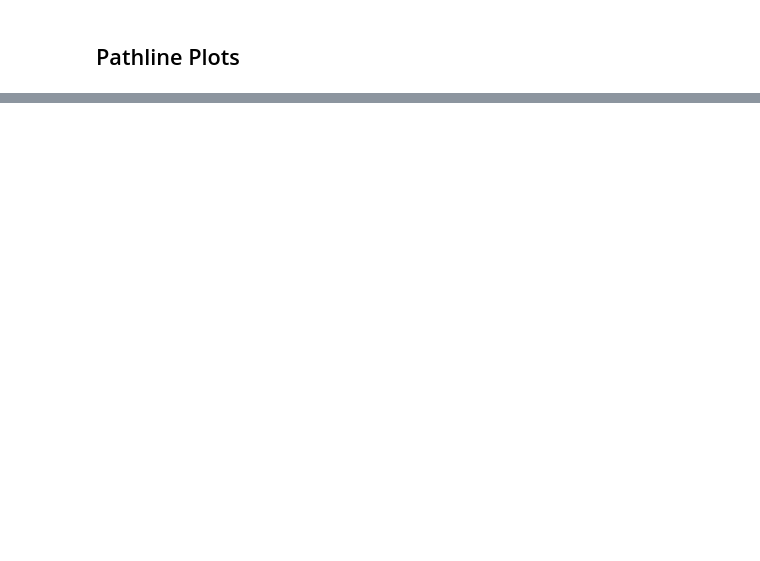
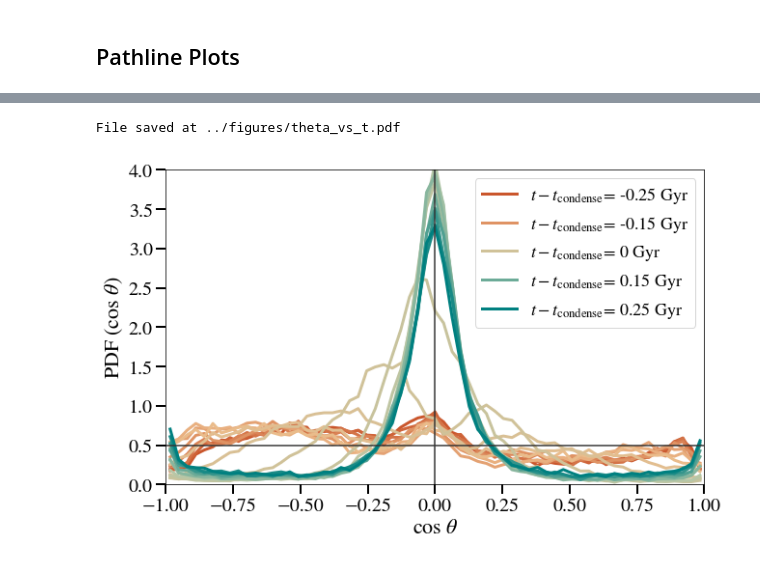
Before and after one commit to zhafen/Hot-Accretion-in-FIRE, a Jupyter notebook: analysis/pathline_plot.ipynb, the cells around one changed output, grey strips where cells are left out. Cells and saved outputs as stored; diff of their text form; code cells hidden in the pictures; blank space fills up the shorter version.

```diff
--- a/analysis/pathline_plot.ipynb
+++ b/analysis/pathline_plot.ipynb
@@ -572,0 +647,75 @@ plotting.save_fig(
+# %%
+phi_dists = []
+for i, center in enumerate( t_tphase_centers ):
+    bin_low = center - dt / 2.
+    bin_high = center + dt / 2.
+    in_bin = ( t_tphase_flat > bin_low ) & ( t_tphase_flat < bin_high )
+    hist, bin_edges = np.histogram(
+        np.cos( phi_flat[in_bin] * np.pi / 180 ),
+        bins = np.linspace( -1., 1., 64 ),
+        density = True,
+    )
+    phi_dists.append( hist )
+# %%
+bin_centers = bin_edges[:-1] + 0.5 * ( bin_edges[1] - bin_edges[0] )
+# %%
+labeled_is = [ 0, 4, 10, 16, 20,]
+# %%
+fig = plt.figure( figsize=(10, 6 ), facecolor='w' )
+ax = plt.gca()
+
+z_max = t_tphase_centers.max()
+z_min = t_tphase_centers.min()
+for i, phi_dist in enumerate( phi_dists ):
+
+    z_width = z_max - z_min
+    color_value = ( t_tphase_centers[i] - z_min )/z_width
+    color = palettable.cartocolors.diverging.Geyser_4_r.mpl_colormap( color_value )
+
+    if i in labeled_is:
+        if np.isclose( t_tphase_centers[i], 0. ):
+            t_tphase_centers[i] = 0
+        label = r'$t - t_{\rm condense}$=' + ' {:.3g} Gyr'.format( t_tphase_centers[i] )
+    else:
+        label = None
+
+    ax.plot(
+        bin_centers,
+        phi_dist, #/ (np.pi / 180. / 2. * np.sin( bin_centers * np.pi/180. ) ),
+        linewidth = 3,
+        color = color,
+        label = label,
+    )
+
+ax.axhline(
+    0.5,
+    color = '.2',
+    linestyle = '-',
+    linewidth = 1.5,
+)
+ax.axvline(
+    0,
+    color = '.2',
+    linestyle = '-',
+    linewidth = 1.5,
+)
+
+ax.legend(
+    prop={'size': 18},
+    loc = 'upper right',
+)
+
+ax.set_xlim( -1, 1 )
+ax.set_ylim( 0, 4 )
+
+ax.set_xlabel( r'$\cos\ \theta$', fontsize=22 )
+ax.set_ylabel( r'PDF$\ (\cos\ \theta$)', fontsize=22 )
+
+plotting.save_fig(
+    out_dir = '../figures',
+    save_file = 'theta_vs_t.pdf',
+    fig = fig,
+)
+# %% [output]
+File saved at ../figures/theta_vs_t.pdf
+[figure, added]
```
Also changed, not shown: parts of 24 cells of this notebook, 4 other files.
